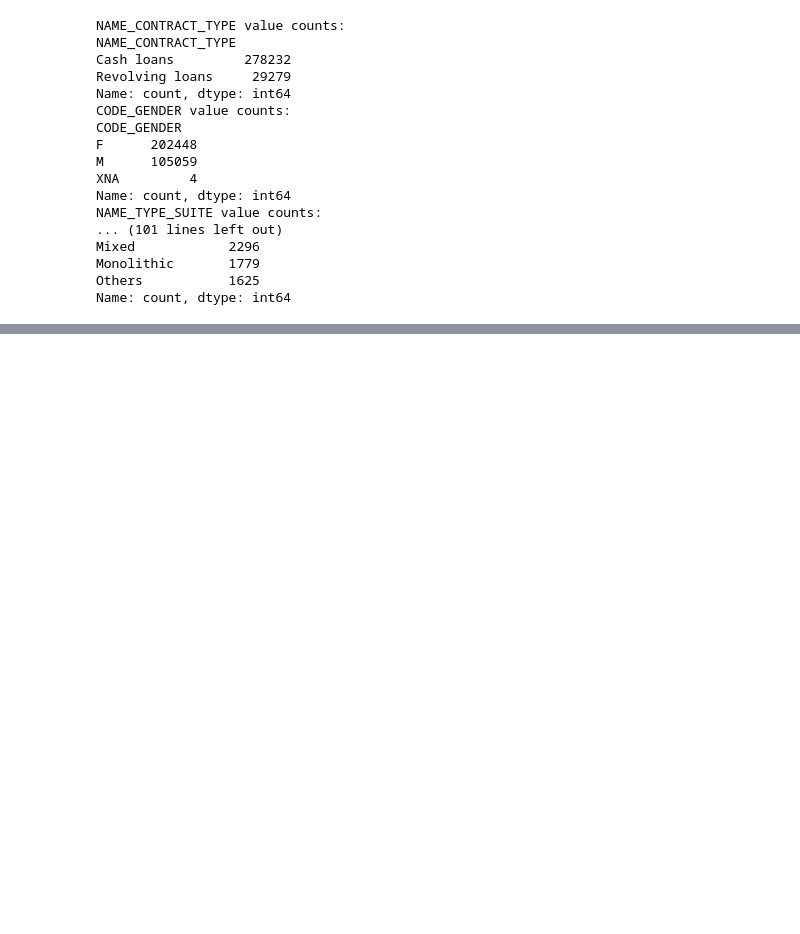
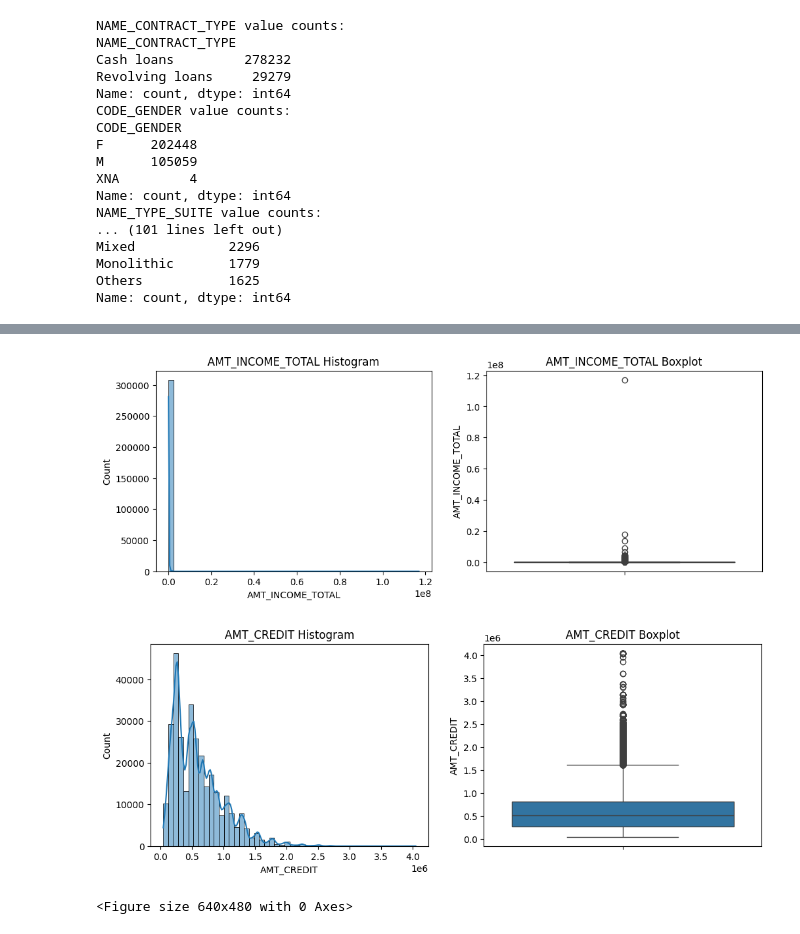
Before and after one commit to halimcan/Home-Credit-Default-Project, a Jupyter notebook: Credit_Scoring.ipynb, the cells around one changed output, grey strips where cells are left out. Saved outputs shown, nothing was run; the diff lists cells and outputs as text; code cells hidden in the pictures; blank space fills up the shorter version.

Commit message:
app_train_eda

```diff
--- a/Credit_Scoring.ipynb
+++ b/Credit_Scoring.ipynb
@@ -167,0 +178,23 @@ plt.show()
+# %%
+from numpy import append
+important_numeric_cols = ['AMT_INCOME_TOTAL', 'AMT_CREDIT']
+
+for col in important_numeric_cols:
+    plt.figure(figsize=(12,4))
+
+    # Histogram
+    plt.subplot(1,2,1)
+    sns.histplot(app_train[col], kde=True, bins=50)
+    plt.title(f"{col} Histogram")
+
+    # Boxplot
+    plt.subplot(1,2,2)
+    sns.boxplot(app_train[col])
+    plt.title(f"{col} Boxplot")
+
+    plt.show()
+plt.savefig("important_numeric_cols.png")
+# %% [output]
+[figure, added]
+[figure, added]
+<Figure size 640x480 with 0 Axes>
```
Also changed, not shown: parts of 19 cells of this notebook.
